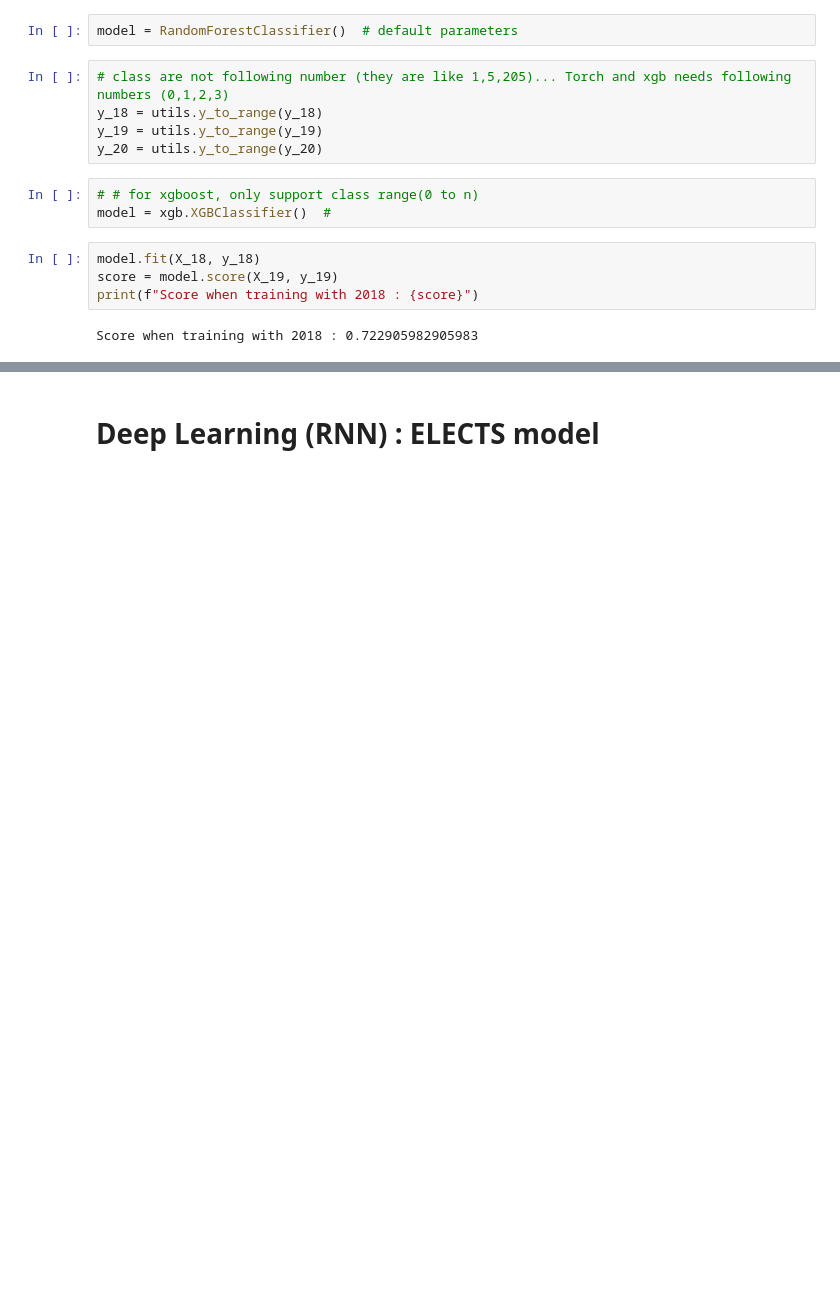
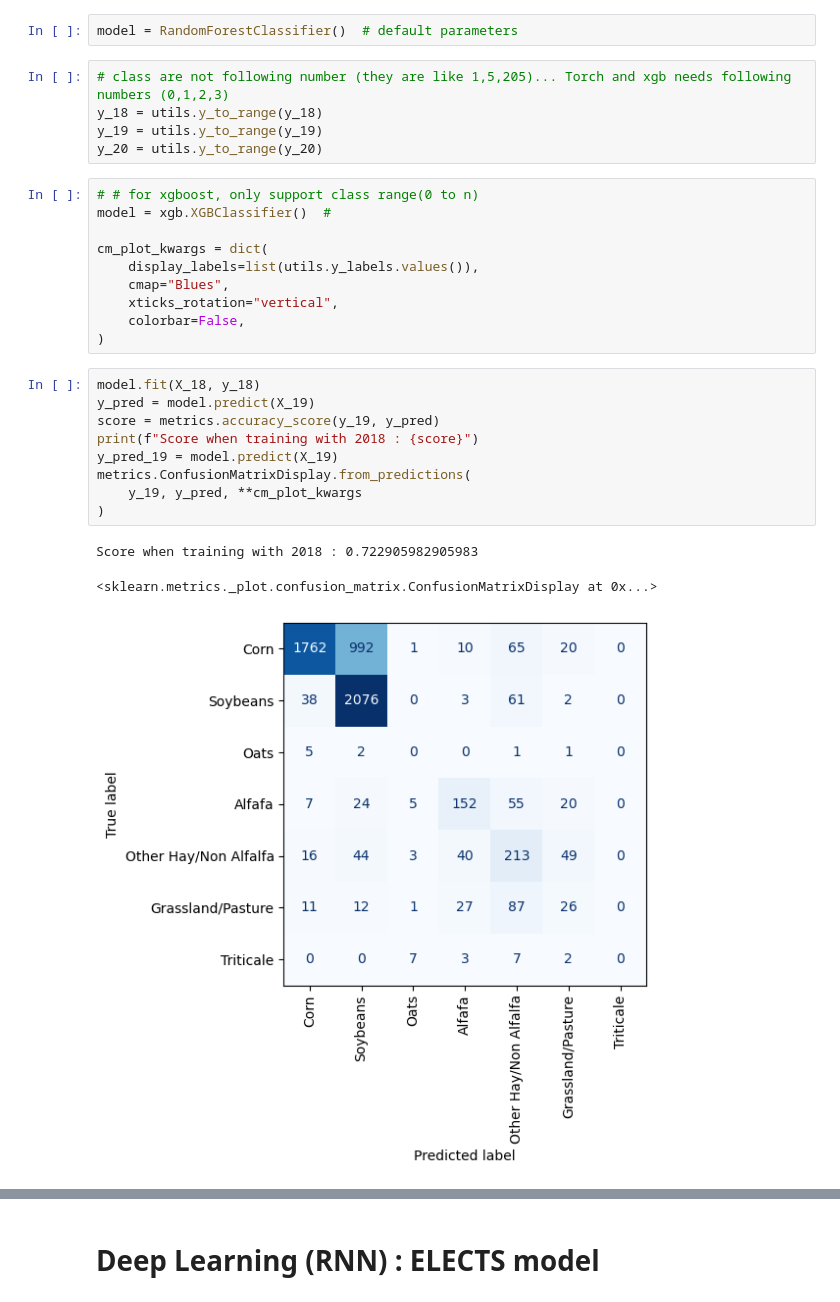
Before and after one commit to earthdaily/bids2023-hackathon, a Jupyter notebook: edagro-crop-detection/workflow.ipynb, the cells around one changed output, grey strips where cells are left out. Saved outputs shown, nothing was run; the diff lists cells and outputs as text; blank space fills up the shorter version.

```diff
--- a/edagro-crop-detection/workflow.ipynb
+++ b/edagro-crop-detection/workflow.ipynb
@@ -124,11 +136,25 @@ y_20 = utils.y_to_range(y_20)
 # %%
 # # for xgboost, only support class range(0 to n)
 model = xgb.XGBClassifier()  #
+
+cm_plot_kwargs = dict(
+    display_labels=list(utils.y_labels.values()),
+    cmap="Blues",
+    xticks_rotation="vertical",
+    colorbar=False,
+)
 # %%
 model.fit(X_18, y_18)
-score = model.score(X_19, y_19)
+y_pred = model.predict(X_19)
+score = metrics.accuracy_score(y_19, y_pred)
 print(f"Score when training with 2018 : {score}")
+y_pred_19 = model.predict(X_19)
+metrics.ConfusionMatrixDisplay.from_predictions(
+    y_19, y_pred, **cm_plot_kwargs
+)
 # %% [output]
 Score when training with 2018 : 0.722905982905983
+<sklearn.metrics._plot.confusion_matrix.ConfusionMatrixDisplay at 0x...>
+[figure, added]
 # %%
 model.fit(X_20, y_20)
```
Also changed, not shown: parts of 9 cells of this notebook, 4 other files.
